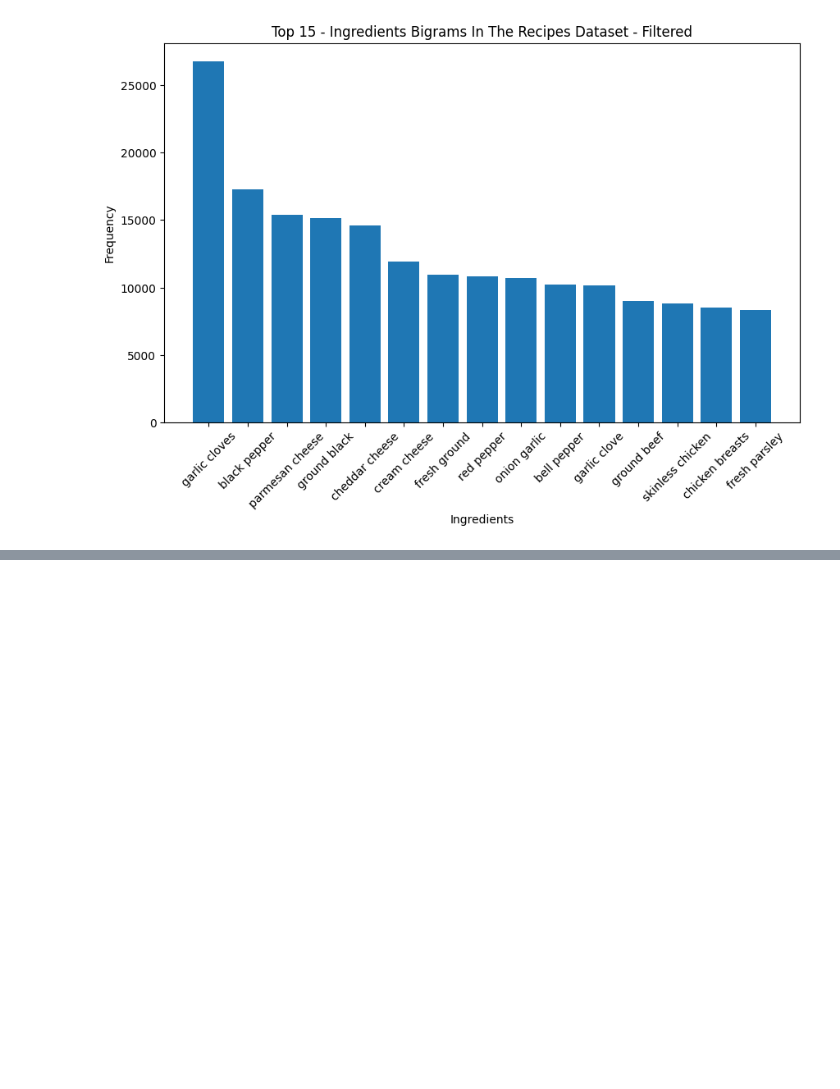
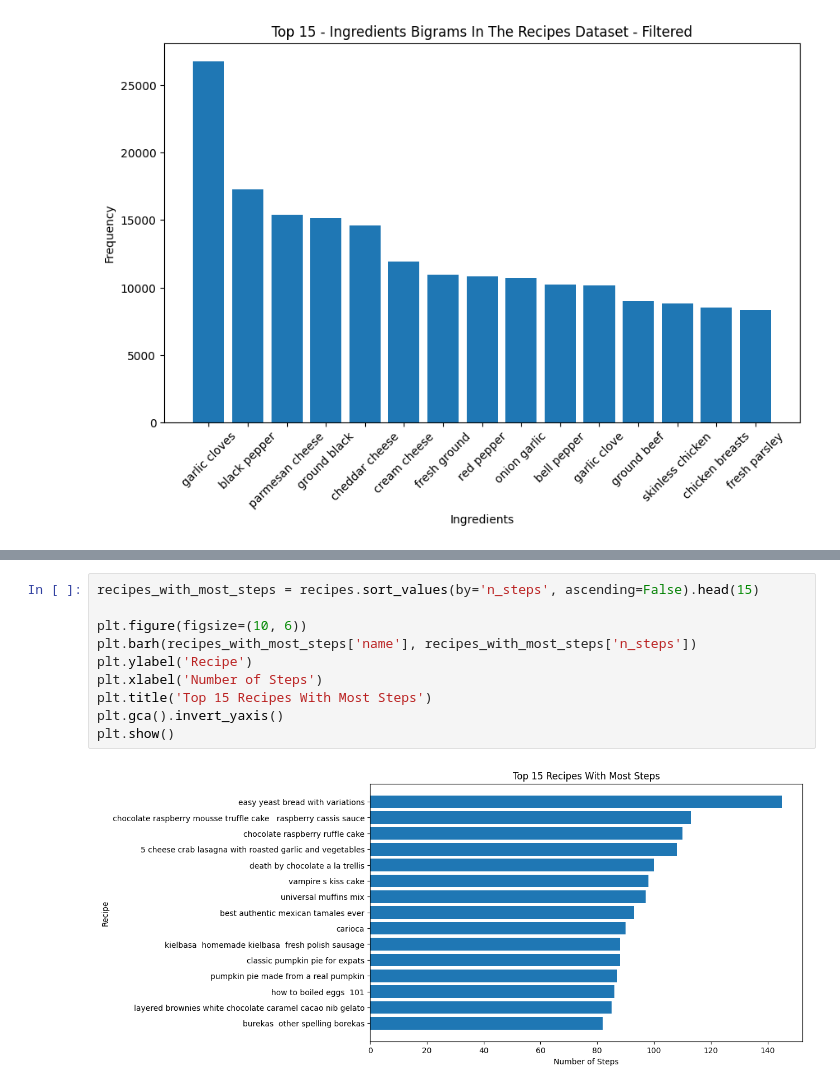
Before and after one commit to MGonza20/ProyectoFinal_DeepLearning, a Jupyter notebook: Exploratory_Analysis.ipynb, the cells around one changed output, grey strips where cells are left out. Saved outputs shown, nothing was run; the diff lists cells and outputs as text; blank space fills up the shorter version.

```diff
--- a/Exploratory_Analysis.ipynb
+++ b/Exploratory_Analysis.ipynb
@@ -131,0 +152,12 @@ plt.show()
+# %%
+recipes_with_most_steps = recipes.sort_values(by='n_steps', ascending=False).head(15)
+
+plt.figure(figsize=(10, 6))
+plt.barh(recipes_with_most_steps['name'], recipes_with_most_steps['n_steps'])
+plt.ylabel('Recipe')
+plt.xlabel('Number of Steps')
+plt.title('Top 15 Recipes With Most Steps')
+plt.gca().invert_yaxis()
+plt.show()
+# %% [output]
+[figure, added]
```
Also changed, not shown: parts of 3 cells of this notebook.
